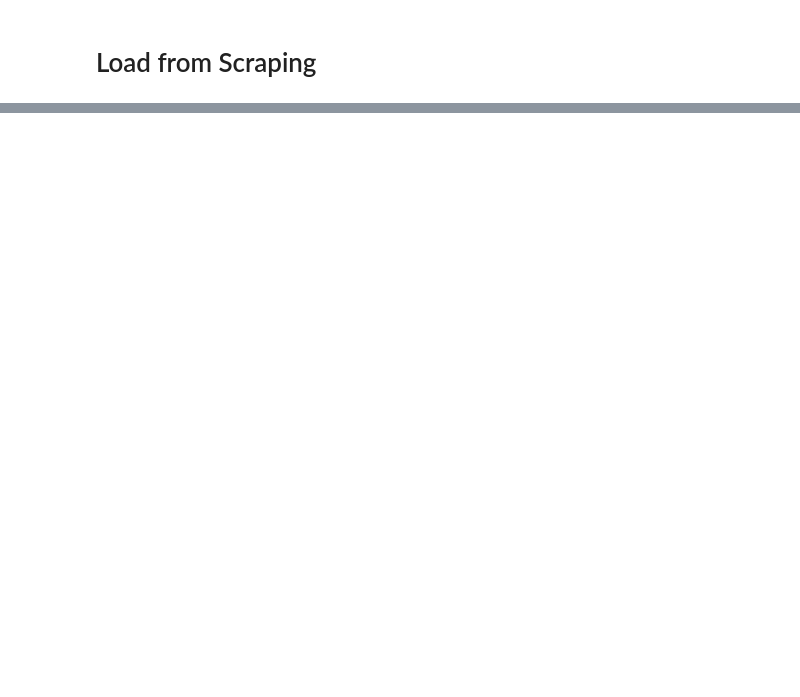
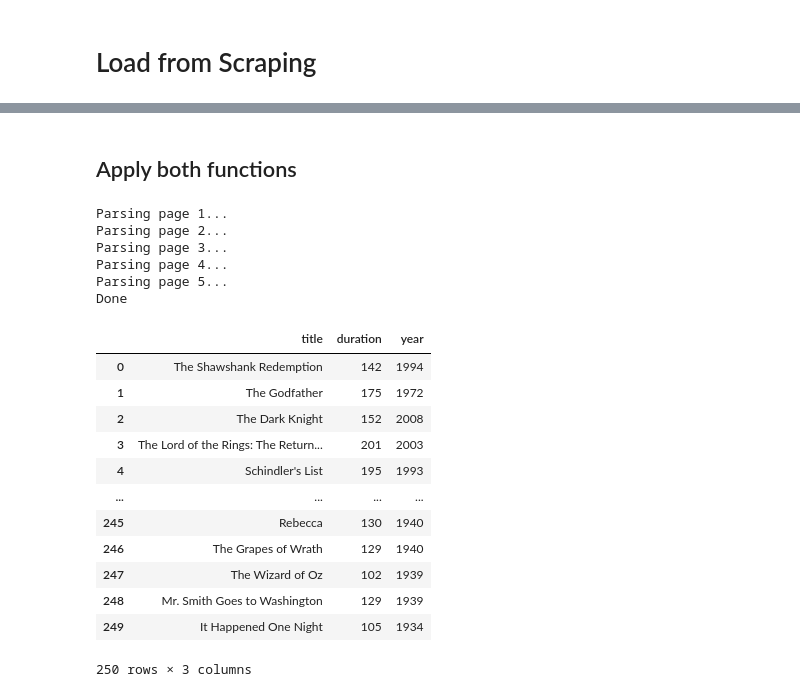
Before and after one commit to roadbusta/data-challenges-recap, a Jupyter notebook: 02-Data-Toolkit/02-Data-Sourcing/Lecture-Demo/Demonstration.ipynb, the cells around one changed output, grey strips where cells are left out. Drawn from its saved outputs; the diff is of its cells as text; code cells hidden in the pictures; blank space fills up the shorter version.

```diff
--- a/02-Data-Toolkit/02-Data-Sourcing/Lecture-Demo/Demonstration.ipynb
+++ b/02-Data-Toolkit/02-Data-Sourcing/Lecture-Demo/Demonstration.ipynb
@@ -48,7 +108,8 @@ def fetch_lyrics(artists, title):
 # %%
-#create response
-#"https://www.imdb.com/list/ls055386972/"
-#Language
-#headers={"Accept-Language":"en-US"}
+# create response
+url = "https://www.imdb.com/list/ls055386972/"
+headers={"Accept-Language":"en-US"}
 
-#create soup object
+response = requests.get(url, headers)
+
+soup = BeautifulSoup(response.content, "html.parser")
@@ -56,0 +116,5 @@ def fetch_lyrics(artists, title):
+# %%
+soup_list = soup.find_all("div", class_= "lister-item-content")
+
+title =soup_list[0].find("h3").find("a").string
+title
@@ -56,0 +123,8 @@ def fetch_lyrics(artists, title):
+# %%
+movies = []
+for movie in soup.find_all("div", class_="lister-item-content"):
+    title = movie.find("h3").find("a").string
+    duration = int(movie.find(class_="runtime").string.strip(' min'))
+    year = int(re.search(r"\d{4}", movie.find(class_="lister-item-year").string).group(0))
+    movies.append({'title': title, 'duration': duration, 'year': year})
+print(movies)
@@ -76,3 +152,5 @@ def parse_movies(soup):
+# %% [markdown]
+## Apply both functions
 # %%
 all_movies = []
 for page in range(5):
@@ -80,6 +158,30 @@ for page in range(5):
     soup = fetch_page(page)
     all_movies += parse_movies(soup)
 print("Done")
+# %% [output]
+Parsing page 1...
+Parsing page 2...
+Parsing page 3...
+Parsing page 4...
+Parsing page 5...
+Done
+# %%
+all_movies_df = pd.DataFrame(all_movies)
+all_movies_df
+# %% [output]
+|  | title | duration | year |
+| 0 | The Shawshank Redemption | 142 | 1994 |
+| 1 | The Godfather | 175 | 1972 |
+| 2 | The Dark Knight | 152 | 2008 |
+| 3 | The Lord of the Rings: The Return... | 201 | 2003 |
+| 4 | Schindler's List | 195 | 1993 |
+| ... | ... | ... | ... |
+| 245 | Rebecca | 130 | 1940 |
+| 246 | The Grapes of Wrath | 129 | 1940 |
+| 247 | The Wizard of Oz | 102 | 1939 |
+| 248 | Mr. Smith Goes to Washington | 129 | 1939 |
+| 249 | It Happened One Night | 105 | 1934 |
+250 rows × 3 columns
 # %%
 #Apply histograms
 all_movies_df.hist()
```
Also changed, not shown: parts of 27 cells of this notebook, 2 other files.
